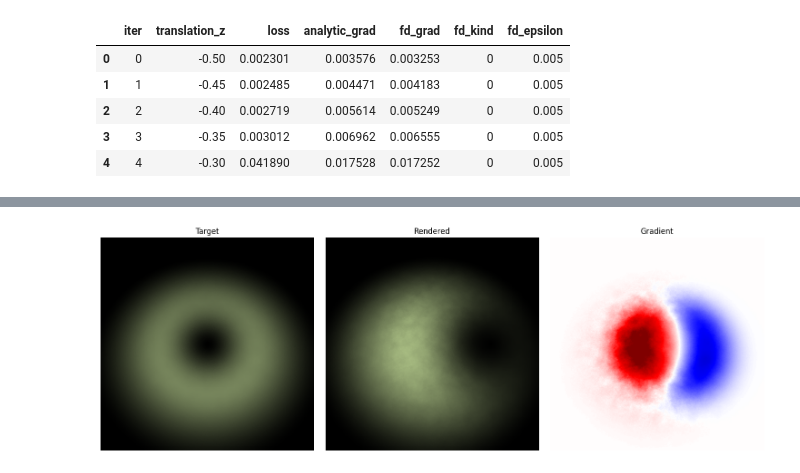
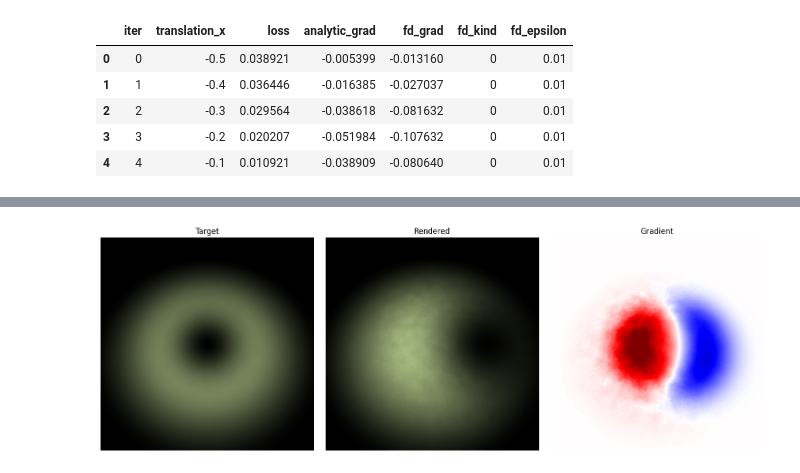
Before and after one commit to M-Gjerde/DifferentiablePointRendering, a Jupyter notebook: python/finite_difference/notebook_scatter.ipynb, the cells around one changed output, grey strips where cells are left out. Saved outputs shown, nothing was run; the diff lists cells and outputs as text; code cells hidden in the pictures.

```diff
--- a/python/finite_difference/notebook_scatter.ipynb
+++ b/python/finite_difference/notebook_scatter.ipynb
@@ -1,30 +1,30 @@
 # %%
 import pandas as pd
 from pathlib import Path
 
 test = "0"
-parameter = "translation_z"
-scene = "transmit"
+parameter = "translation_x"
+scene = "transmit_3"
 camera = "camera1"
 csv_path = Path(f"Output/{scene}/{parameter}/{test}/{camera}_{parameter}_sweep.csv")
 
 if not csv_path.exists():
     raise FileNotFoundError(f"CSV file not found: {csv_path}")
 
 df = pd.read_csv(csv_path)
 
 required_columns = {f"{parameter}", "loss", "analytic_grad", "fd_grad"}
 if not required_columns.issubset(df.columns):
     raise RuntimeError(f"CSV must contain columns: {required_columns}")
 
 df.head()
 # %% [output]
-|  | iter | translation_z | loss | analytic_grad | fd_grad | fd_kind | fd_epsilon |
-| 0 | 0 | -0.50 | 0.002301 | 0.003576 | 0.003253 | 0 | 0.005 |
-| 1 | 1 | -0.45 | 0.002485 | 0.004471 | 0.004183 | 0 | 0.005 |
-| 2 | 2 | -0.40 | 0.002719 | 0.005614 | 0.005249 | 0 | 0.005 |
-| 3 | 3 | -0.35 | 0.003012 | 0.006962 | 0.006555 | 0 | 0.005 |
-| 4 | 4 | -0.30 | 0.041890 | 0.017528 | 0.017252 | 0 | 0.005 |
+|  | iter | translation_x | loss | analytic_grad | fd_grad | fd_kind | fd_epsilon |
+| 0 | 0 | -0.5 | 0.038921 | -0.005399 | -0.013160 | 0 | 0.01 |
+| 1 | 1 | -0.4 | 0.036446 | -0.016385 | -0.027037 | 0 | 0.01 |
+| 2 | 2 | -0.3 | 0.029564 | -0.038618 | -0.081632 | 0 | 0.01 |
+| 3 | 3 | -0.2 | 0.020207 | -0.051984 | -0.107632 | 0 | 0.01 |
+| 4 | 4 | -0.1 | 0.010921 | -0.038909 | -0.080640 | 0 | 0.01 |
 # %%
 import matplotlib.pyplot as plt
 
```
Also changed, not shown: parts of 3 cells of this notebook, 12 other files.
